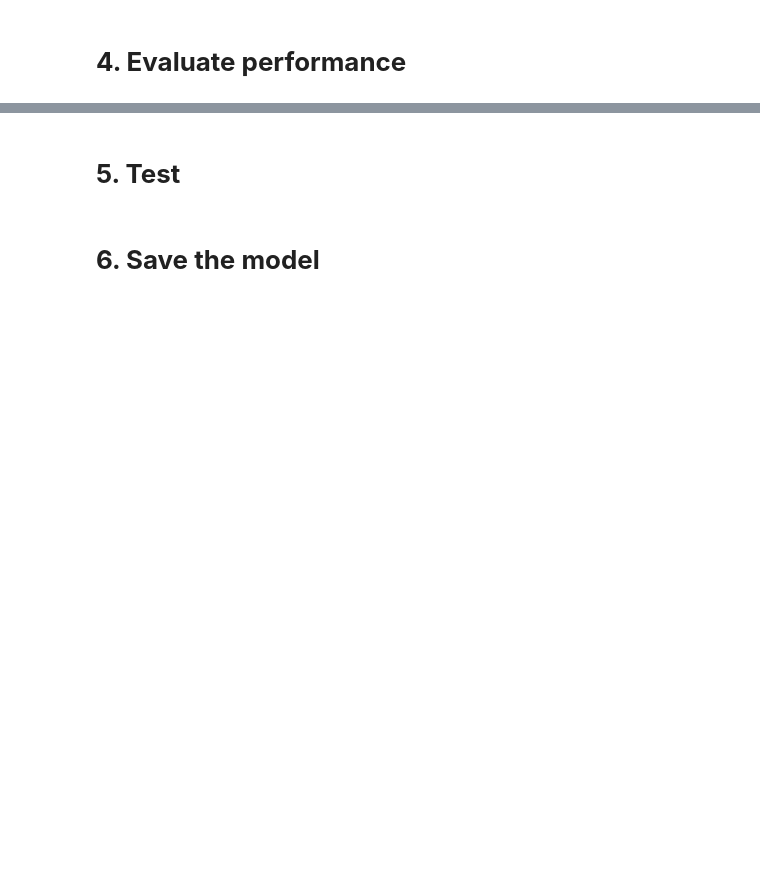
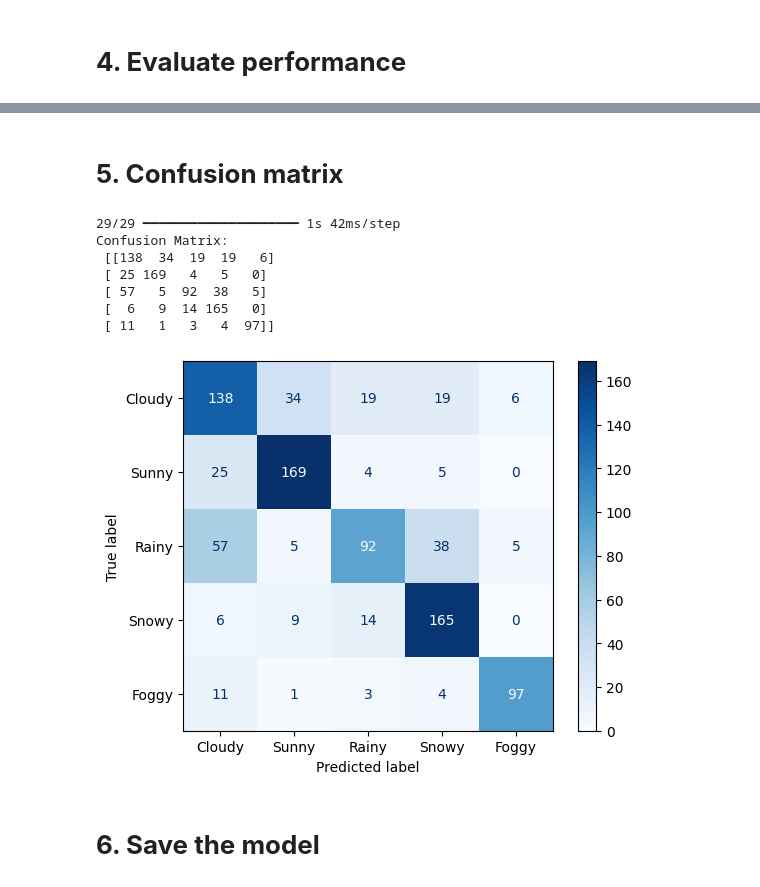
Before and after one commit to Cabraja8/ProjektNMDU, a Jupyter notebook: Projekt.ipynb, the cells around one changed output, grey strips where cells are left out. Saved outputs shown, nothing was run; the diff lists cells and outputs as text; code cells hidden in the pictures; blank space fills up the shorter version.

```diff
--- a/Projekt.ipynb
+++ b/Projekt.ipynb
@@ -420,2 +461,2 @@ Test accuracy: 0.730021595954895
 # %% [markdown]
-# **5. Test**
+# **5. Confusion matrix**
@@ -426,3 +463,32 @@ plt.show()
+# %%
+from sklearn.metrics import confusion_matrix, ConfusionMatrixDisplay
+y_pred = model.predict(X_test)
+
+if y_pred.ndim == 2 and y_pred.shape[1] > 1:
+    y_pred_classes = np.argmax(y_pred, axis=1)
+else:
+    y_pred_classes = y_pred
+
+if y_test.ndim == 2 and y_test.shape[1] > 1:
+    y_true_classes = np.argmax(y_test, axis=1)
+else:
+    y_true_classes = y_test
+
+cm = confusion_matrix(y_true_classes, y_pred_classes)
+print("Confusion Matrix:\n", cm)
+
+disp = ConfusionMatrixDisplay(confusion_matrix=cm, display_labels=category_names)
+disp.plot(cmap=plt.cm.Blues)
+plt.show()
+# %% [output]
+29/29 ━━━━━━━━━━━━━━━━━━━━ 1s 42ms/step
+Confusion Matrix:
+ [[138  34  19  19   6]
+ [ 25 169   4   5   0]
+ [ 57   5  92  38   5]
+ [  6   9  14 165   0]
+ [ 11   1   3   4  97]]
+[figure, added]
 # %% [markdown]
 # **6. Save the model**
 # %%
```
Also changed, not shown: parts of 29 cells of this notebook.
